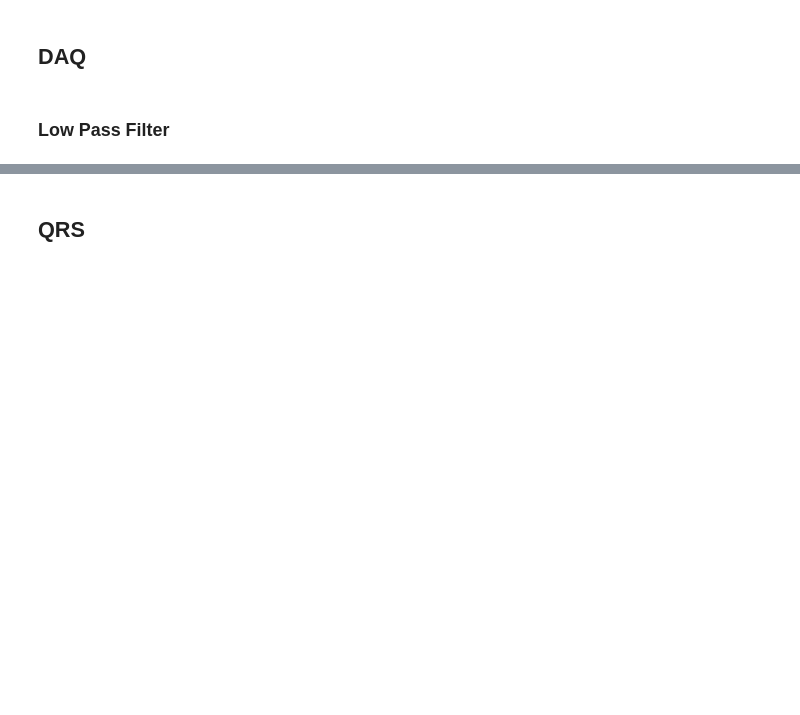
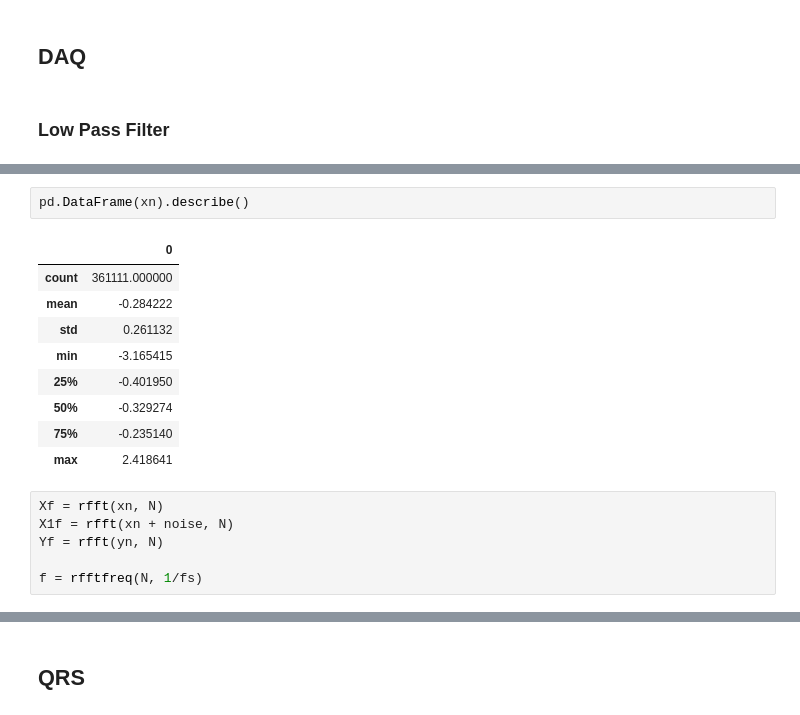
Before and after one commit to bryanmcelvy/microHeartMonitor, a Jupyter notebook: tools/filter_design/filt_design.ipynb, the cells around one changed output, grey strips where cells are left out. Drawn from its saved outputs; the diff is of its cells as text; blank space fills up the shorter version.

```diff
--- a/tools/filter_design/filt_design.ipynb
+++ b/tools/filter_design/filt_design.ipynb
@@ -118,0 +94,18 @@ k = 0.7547627091407776
+# %%
+pd.DataFrame(xn).describe()
+# %% [output]
+|  | 0 |
+| count | 361111.000000 |
+| mean | -0.284222 |
+| std | 0.261132 |
+| min | -3.165415 |
+| 25% | -0.401950 |
+| 50% | -0.329274 |
+| 75% | -0.235140 |
+| max | 2.418641 |
+# %%
+Xf = rfft(xn, N)
+X1f = rfft(xn + noise, N)
+Yf = rfft(yn, N)
+
+f = rfftfreq(N, 1/fs)
```
Also changed, not shown: parts of 16 cells of this notebook, 2 other files.
